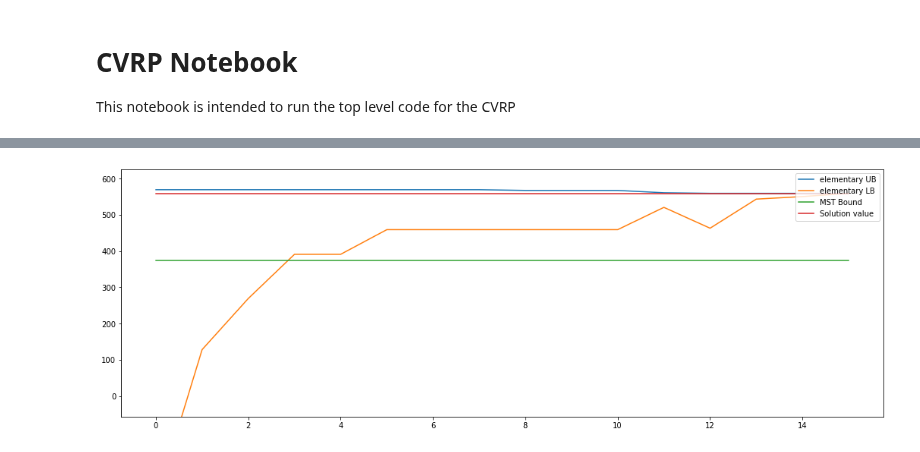
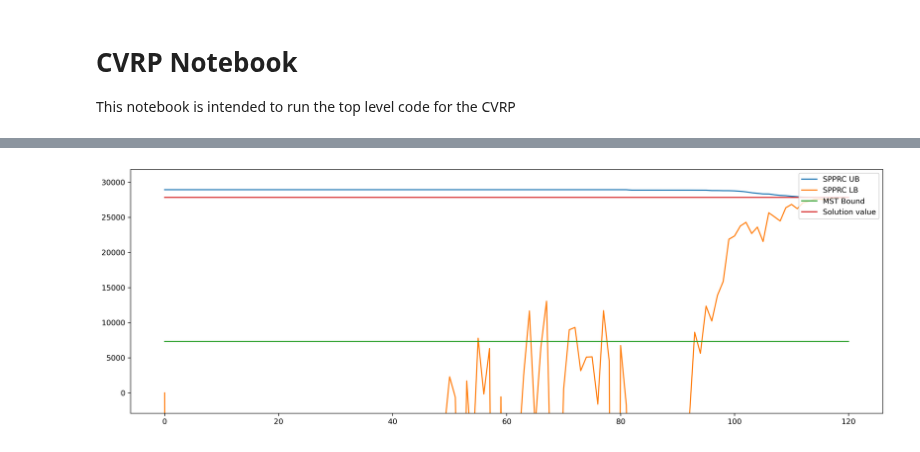
Before and after one commit to habanzu/cvrp, a Jupyter notebook: CVRP.ipynb, the cells around one changed output, grey strips where cells are left out. Cells and saved outputs as stored; diff of their text form; code cells hidden in the pictures.

Commit message:
Find an error in a large instance

```diff
--- a/CVRP.ipynb
+++ b/CVRP.ipynb
@@ -13,7 +13,7 @@ from matplotlib import pyplot as plt
 # Test instance E-n22-k4 provided by parser
 # G = parse("Instances/E/E-n22-k4.vrp")
 # G = parse("Instances/E/E-n23-k3.vrp")
-G = parse("Instances/E/E-n30-k3.vrp")
+# G = parse("Instances/E/E-n30-k3.vrp")
 # G = parse("Instances/E/E-n33-k4.vrp")
 # G = parse("Instances/E/E-n51-k5.vrp")
 # G = parse("Instances/E/E-n76-k14.vrp")
@@ -32,5 +32,5 @@ G = parse("Instances/E/E-n30-k3.vrp")
 # G.graph['min_trucks'] = 30
 # G = parse("Instances/Uchoa/X-n129-k18.vrp")
 # G.graph['min_trucks'] = 18
-# G = parse("Instances/Uchoa/X-n256-k16.vrp")
-# G.graph['min_trucks'] = 16
+G = parse("Instances/Uchoa/X-n256-k16.vrp")
+G.graph['min_trucks'] = 16
@@ -40,15 +42,13 @@ model = VRP(G)
 # Create pricer
 pricer = VRPPricer()
 pricer.init_data(G)
-pricer.data['methods'] = ["elementary"]
-pricer.data['max_vars']= 10000
-pricer.data['abort_early'] = False
-pricer.data['time_limit'] = 100
+pricer.data['methods'] = ["SPPRC"]
+pricer.data['max_vars']= 100
+pricer.data['time_limit'] = 120
 
 model.includePricer(pricer, "pricer","does pricing")
 
-create_constraints(model,G,heuristic_time=5)
+create_constraints(model,G,heuristic_time=10)
 
-# model.hideOutput()
 model.optimize()
 model.hideOutput(quiet=False)
@@ -55,28 +70,28 @@ model.hideOutput(quiet=False)
 # %%
-plt.figure(figsize=(18,6))
+plt.figure(figsize=(18,6),dpi=300)
 xmax = 0
 for method in pricer.data['methods']:
     upper_bounds = [x for x,y in pricer.data['bounds'][method]]
     lower_bounds = [y for x,y in pricer.data['bounds'][method]]
     plt.plot(upper_bounds, label=f'{method} UB')
     plt.plot(lower_bounds, label=f'{method} LB')
     if upper_bounds[0] > xmax:
         xmax = upper_bounds[0]
 plt.ylim((-xmax/10,xmax*1.1))
 
 T = nx.minimum_spanning_tree(G)
 mst = T.size(weight='weight') + min(G.edges().data('weight'),key=lambda edge: edge[2])[2]
 mst = [mst for i in range(len(upper_bounds))]
 plt.plot(mst, label="MST Bound")
 
 solval = model.getObjVal()
 sol = [solval for i in range(len(upper_bounds))]
 plt.plot(sol,label="Solution value")
 
 plt.legend(loc='upper right')
 
 plt.show()
 # %% [output]
-[figure, old version]
+[figure, new version]
 # %%
 output_variables(model, pricer)
```
Also changed, not shown: parts of 3 cells of this notebook, 5 other files.
